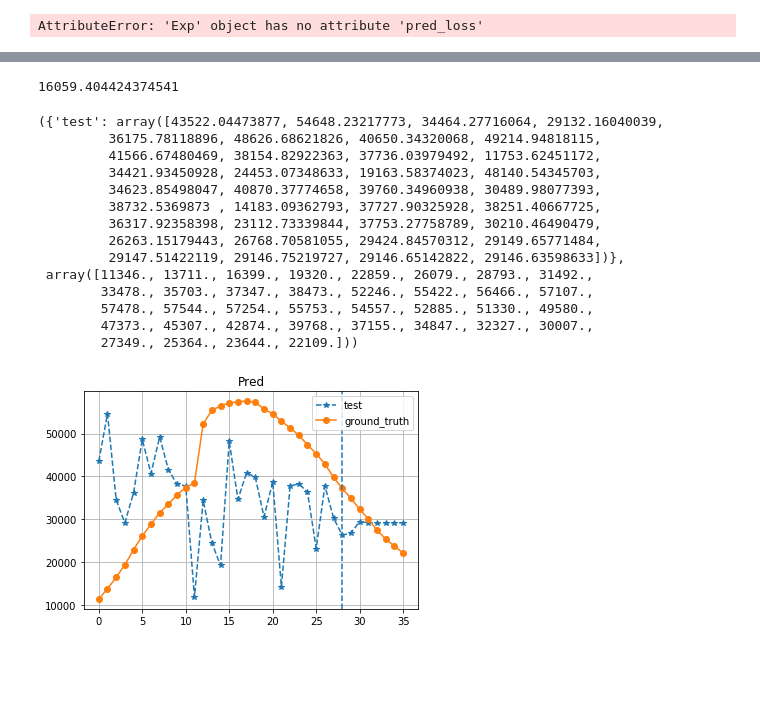
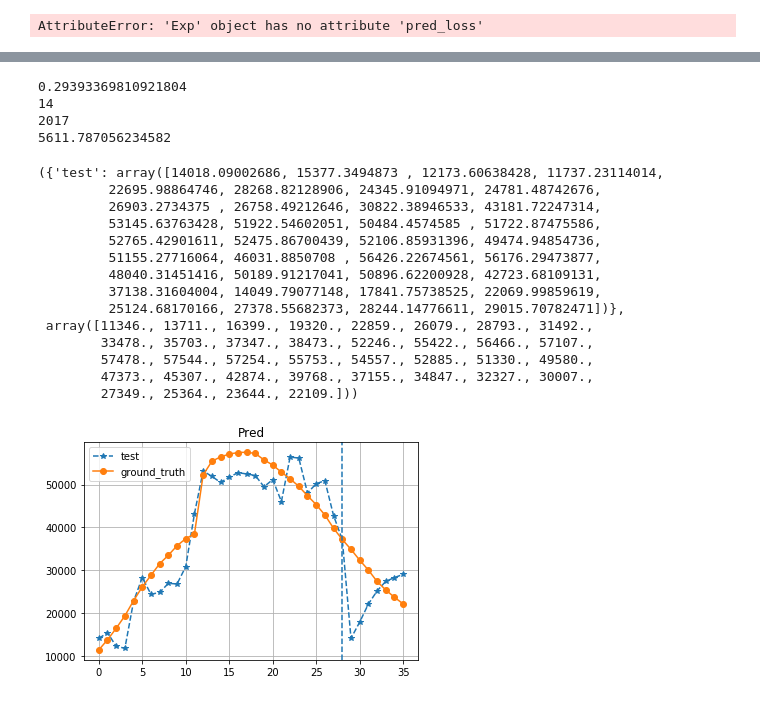
Before and after one commit to wtding1998/RNN_nCov, a Jupyter notebook: disease_analysis.ipynb, the cells around one changed output, grey strips where cells are left out. Drawn from its saved outputs; the diff is of its cells as text; code cells hidden in the pictures; blank space fills up the shorter version.

```diff
--- a/disease_analysis.ipynb
+++ b/disease_analysis.ipynb
@@ -667,25 +668,30 @@ AttributeError: 'Exp' object has no attribute 'pred_loss'
 # %%
 path = 'D:/Jupyter_Documents/ML-code/research_code/output/feb'
-exp_name = 'v3-stnn_05-05-17-33-13_3578'
+exp_name = 'v1-stnn_05-05-21-31-56_2895'
 exp_dir = {'test': exp_name}
-# exp = result.Exp(exp_name, path)
-# exp.draw_loss(ylim2=5)
+exp = result.Exp(exp_name, path)
+print(exp.config['mintest'])
+print(exp.config['minepoch'])
+print(exp.config['manualSeed'])
 result.plot_pred_by_dir(exp_dir, path, train=True)
 # %% [output]
-16059.404424374541
+0.29393369810921804
+14
+2017
+5611.787056234582
-({'test': array([43522.04473877, 54648.23217773, 34464.27716064, 29132.16040039,
-         36175.78118896, 48626.68621826, 40650.34320068, 49214.94818115,
-         41566.67480469, 38154.82922363, 37736.03979492, 11753.62451172,
-         34421.93450928, 24453.07348633, 19163.58374023, 48140.54345703,
-         34623.85498047, 40870.37774658, 39760.34960938, 30489.98077393,
-         38732.5369873 , 14183.09362793, 37727.90325928, 38251.40667725,
-         36317.92358398, 23112.73339844, 37753.27758789, 30210.46490479,
-         26263.15179443, 26768.70581055, 29424.84570312, 29149.65771484,
-         29147.51422119, 29146.75219727, 29146.65142822, 29146.63598633])},
+({'test': array([14018.09002686, 15377.3494873 , 12173.60638428, 11737.23114014,
+         22695.98864746, 28268.82128906, 24345.91094971, 24781.48742676,
+         26903.2734375 , 26758.49212646, 30822.38946533, 43181.72247314,
+         53145.63763428, 51922.54602051, 50484.4574585 , 51722.87475586,
+         52765.42901611, 52475.86700439, 52106.85931396, 49474.94854736,
+         51155.27716064, 46031.8850708 , 56426.22674561, 56176.29473877,
+         48040.31451416, 50189.91217041, 50896.62200928, 42723.68109131,
+         37138.31604004, 14049.79077148, 17841.75738525, 22069.99859619,
+         25124.68170166, 27378.55682373, 28244.14776611, 29015.70782471])},
  array([11346., 13711., 16399., 19320., 22859., 26079., 28793., 31492.,
         33478., 35703., 37347., 38473., 52246., 55422., 56466., 57107.,
         57478., 57544., 57254., 55753., 54557., 52885., 51330., 49580.,
         47373., 45307., 42874., 39768., 37155., 34847., 32327., 30007.,
         27349., 25364., 23644., 22109.]))
-[figure, old version]
+[figure, new version]
 # %%
```
Also changed, not shown: parts of 5 cells of this notebook, 6 other files.
